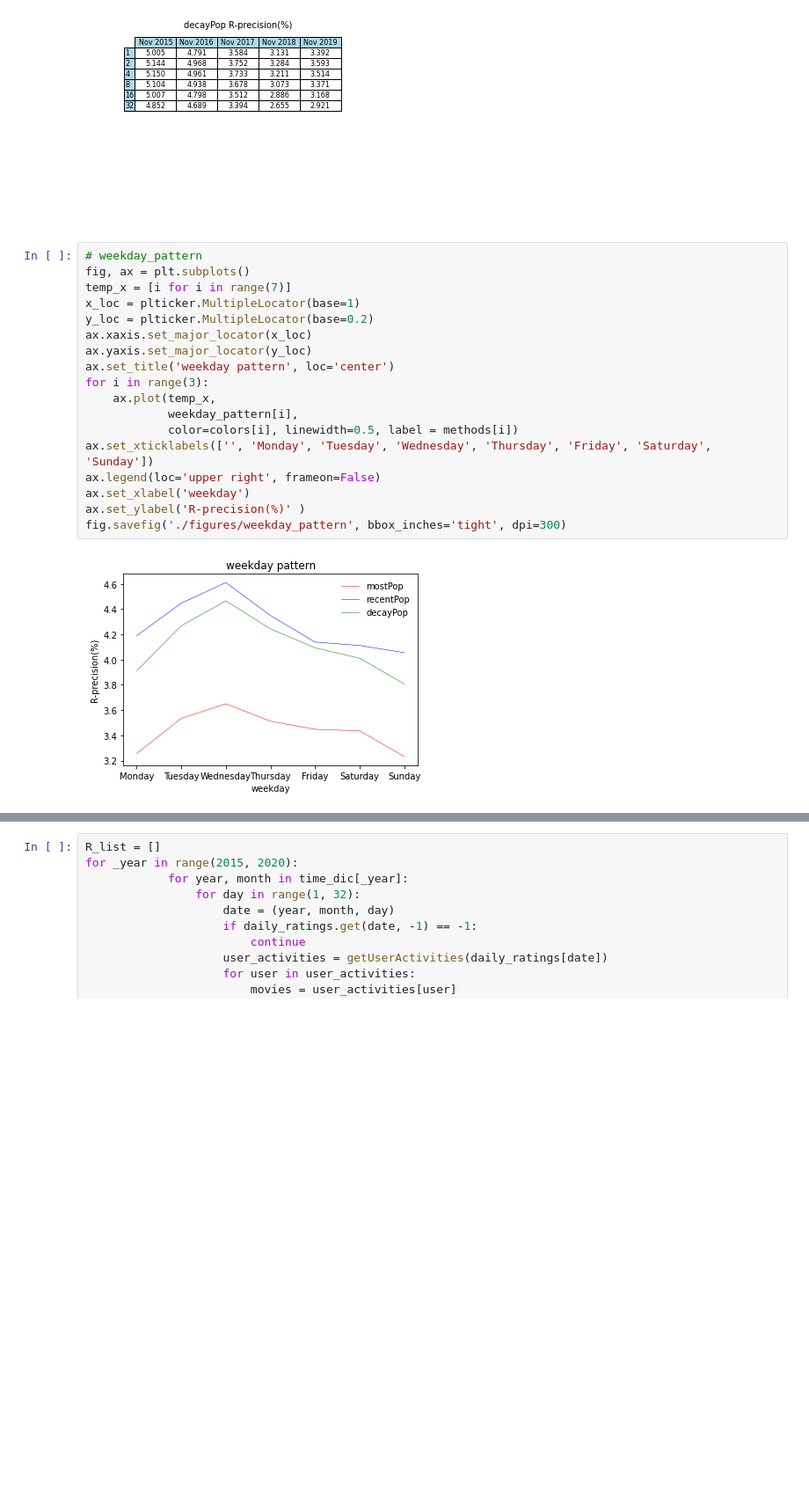
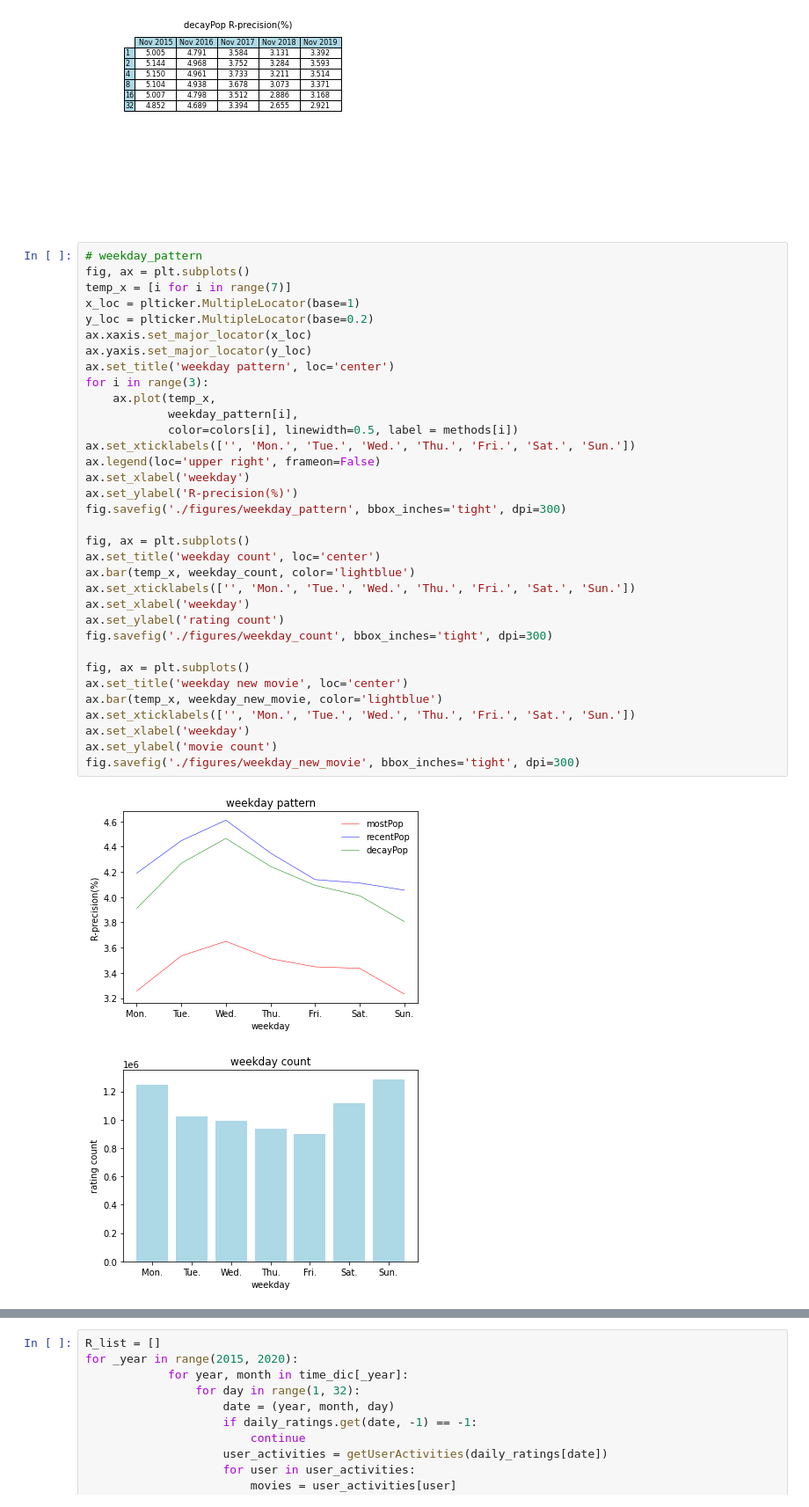
Before and after one commit to liguanlong/Final-Year-Project, a Jupyter notebook: baselineRecommender.ipynb, the cells around one changed output, grey strips where cells are left out. Shown: that part at 88% size. Drawn from its saved outputs; the diff is of its cells as text; blank space fills up the shorter version.

Commit message:
plot yearly monthly weekly rating count and new movie count

```diff
--- a/baselineRecommender.ipynb
+++ b/baselineRecommender.ipynb
@@ -182,20 +234,37 @@ for i in range(0, len(methods)):
 # %%
 # weekday_pattern
 fig, ax = plt.subplots()
 temp_x = [i for i in range(7)]
 x_loc = plticker.MultipleLocator(base=1)
 y_loc = plticker.MultipleLocator(base=0.2)
 ax.xaxis.set_major_locator(x_loc)
 ax.yaxis.set_major_locator(y_loc)
 ax.set_title('weekday pattern', loc='center')
 for i in range(3):
     ax.plot(temp_x,
             weekday_pattern[i],
             color=colors[i], linewidth=0.5, label = methods[i])
-ax.set_xticklabels(['', 'Monday', 'Tuesday', 'Wednesday', 'Thursday', 'Friday', 'Saturday', 'Sunday'])
+ax.set_xticklabels(['', 'Mon.', 'Tue.', 'Wed.', 'Thu.', 'Fri.', 'Sat.', 'Sun.'])
 ax.legend(loc='upper right', frameon=False)
 ax.set_xlabel('weekday')
-ax.set_ylabel('R-precision(%)' )
+ax.set_ylabel('R-precision(%)')
 fig.savefig('./figures/weekday_pattern', bbox_inches='tight', dpi=300)
+
+fig, ax = plt.subplots()
+ax.set_title('weekday count', loc='center')
+ax.bar(temp_x, weekday_count, color='lightblue')
+ax.set_xticklabels(['', 'Mon.', 'Tue.', 'Wed.', 'Thu.', 'Fri.', 'Sat.', 'Sun.'])
+ax.set_xlabel('weekday')
+ax.set_ylabel('rating count')
+fig.savefig('./figures/weekday_count', bbox_inches='tight', dpi=300)
+
+fig, ax = plt.subplots()
+ax.set_title('weekday new movie', loc='center')
+ax.bar(temp_x, weekday_new_movie, color='lightblue')
+ax.set_xticklabels(['', 'Mon.', 'Tue.', 'Wed.', 'Thu.', 'Fri.', 'Sat.', 'Sun.'])
+ax.set_xlabel('weekday')
+ax.set_ylabel('movie count')
+fig.savefig('./figures/weekday_new_movie', bbox_inches='tight', dpi=300)
 # %% [output]
-[figure, old version]
+[figure, new version]
+[figure, added]
```
Also changed, not shown: parts of 8 cells of this notebook, 12 other files.
